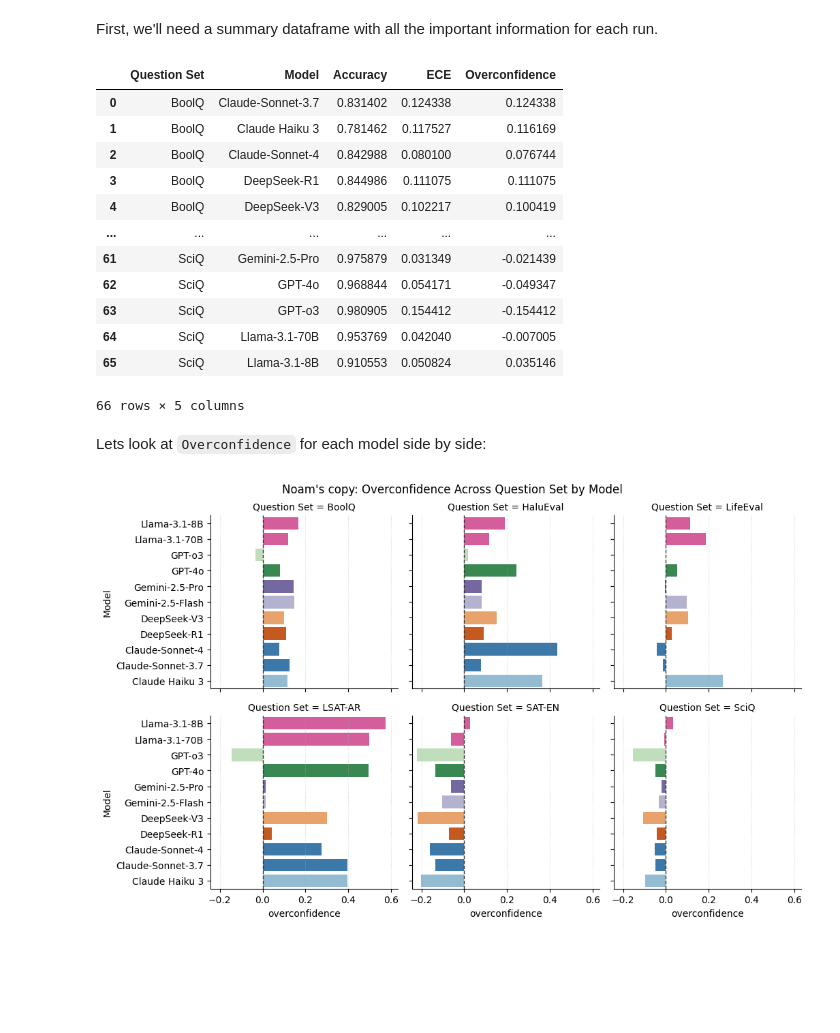
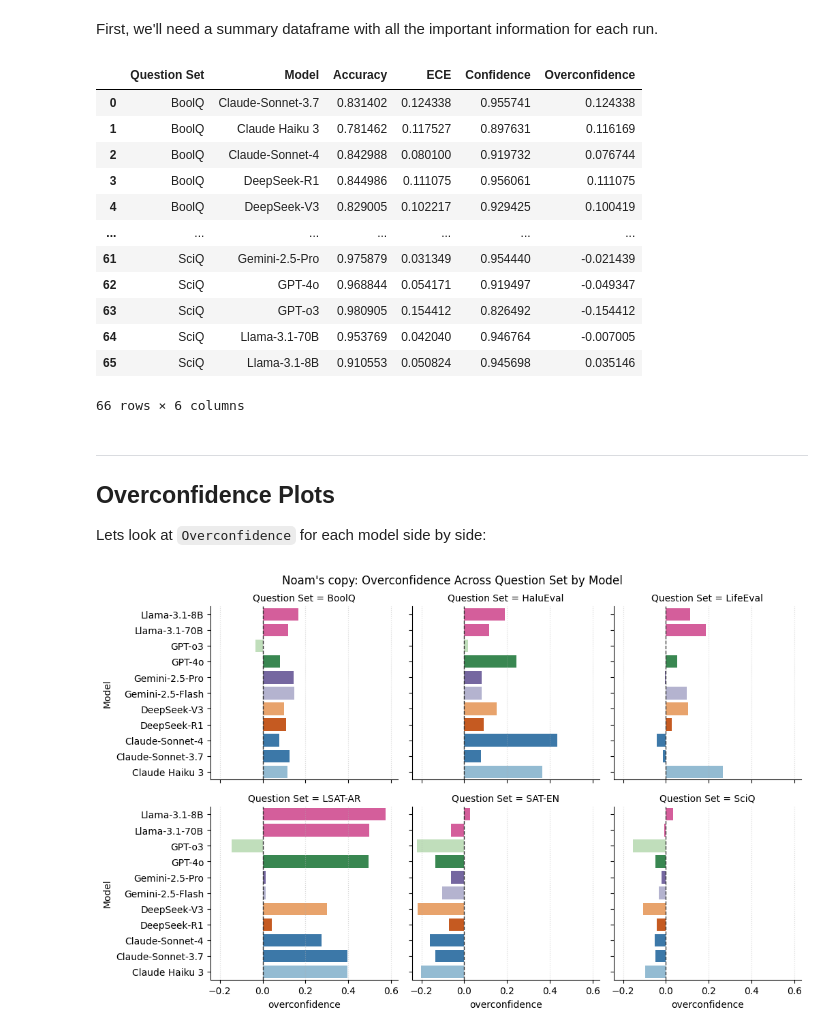
Before and after one commit to NoamMichael/Comparing-Confidence-in-LLMs, a Jupyter notebook: analysis.ipynb, the cells around one changed output. Drawn from its saved outputs; the diff is of its cells as text; code cells hidden in the pictures; blank space fills up the shorter version.

```diff
--- a/analysis.ipynb
+++ b/analysis.ipynb
@@ -774,51 +774,54 @@ def get_ece(score: pd.Series, confidence: pd.Series, n_bins: int = 10):
 # %% [markdown]
 First, we'll need a summary dataframe with all the important information for each run.
 # %%
-sum_df = pd.DataFrame(columns= ["Question Set", "Model", "Accuracy", "ECE", "Overconfidence"])
+sum_df = pd.DataFrame(columns= ["Question Set", "Model", "Accuracy", "ECE", "Confidence", "Overconfidence"])
 all_qset_names = combined_clean["Question Set"].unique()
 all_model_names = combined_clean["Model"].unique()
 
 for qset_name in all_qset_names:
     for model_name in all_model_names:
         df  = combined_clean[(combined_clean['Question Set'] == qset_name) & (combined_clean['Model'] == model_name)].reset_index()
 
         if qset_name in mcq_qsets:
             s = df["Score"].astype(float)
             c = df["Stated Confidence Answer (MCQ)"].astype(float)
         else:
             s = df["Score"].astype(float)
             c = df["Stated Confidence Answer"].astype(float)
 
         ece = get_ece(s, c)
         oc = c.mean() - s.mean()
         row = {
             "Question Set": qset_name,
             "Model": model_name,
             "Accuracy": s.mean(),
             "ECE": ece,
+            "Confidence": c.mean(),
             "Overconfidence": oc
         }
 
         sum_df.loc[len(sum_df)] = row
 
 
 sum_df[sum_df["Question Set"].isin(mcq_qsets)]
 sum_df
 # %% [output]
-|  | Question Set | Model | Accuracy | ECE | Overconfidence |
-| 0 | BoolQ | Claude-Sonnet-3.7 | 0.831402 | 0.124338 | 0.124338 |
-| 1 | BoolQ | Claude Haiku 3 | 0.781462 | 0.117527 | 0.116169 |
-| 2 | BoolQ | Claude-Sonnet-4 | 0.842988 | 0.080100 | 0.076744 |
-| 3 | BoolQ | DeepSeek-R1 | 0.844986 | 0.111075 | 0.111075 |
-| 4 | BoolQ | DeepSeek-V3 | 0.829005 | 0.102217 | 0.100419 |
-| ... | ... | ... | ... | ... | ... |
-| 61 | SciQ | Gemini-2.5-Pro | 0.975879 | 0.031349 | -0.021439 |
-| 62 | SciQ | GPT-4o | 0.968844 | 0.054171 | -0.049347 |
-| 63 | SciQ | GPT-o3 | 0.980905 | 0.154412 | -0.154412 |
-| 64 | SciQ | Llama-3.1-70B | 0.953769 | 0.042040 | -0.007005 |
-| 65 | SciQ | Llama-3.1-8B | 0.910553 | 0.050824 | 0.035146 |
+|  | Question Set | Model | Accuracy | ECE | Confidence | Overconfidence |
+| 0 | BoolQ | Claude-Sonnet-3.7 | 0.831402 | 0.124338 | 0.955741 | 0.124338 |
+| 1 | BoolQ | Claude Haiku 3 | 0.781462 | 0.117527 | 0.897631 | 0.116169 |
+| 2 | BoolQ | Claude-Sonnet-4 | 0.842988 | 0.080100 | 0.919732 | 0.076744 |
+| 3 | BoolQ | DeepSeek-R1 | 0.844986 | 0.111075 | 0.956061 | 0.111075 |
+| 4 | BoolQ | DeepSeek-V3 | 0.829005 | 0.102217 | 0.929425 | 0.100419 |
+| ... | ... | ... | ... | ... | ... | ... |
+| 61 | SciQ | Gemini-2.5-Pro | 0.975879 | 0.031349 | 0.954440 | -0.021439 |
+| 62 | SciQ | GPT-4o | 0.968844 | 0.054171 | 0.919497 | -0.049347 |
+| 63 | SciQ | GPT-o3 | 0.980905 | 0.154412 | 0.826492 | -0.154412 |
+| 64 | SciQ | Llama-3.1-70B | 0.953769 | 0.042040 | 0.946764 | -0.007005 |
+| 65 | SciQ | Llama-3.1-8B | 0.910553 | 0.050824 | 0.945698 | 0.035146 |
-66 rows × 5 columns
+66 rows × 6 columns
 # %% [markdown]
+---
+## Overconfidence Plots
 Lets look at `Overconfidence` for each model side by side:
 # %%
 # Coloring
```
Also changed, not shown: parts of 6 cells of this notebook.
